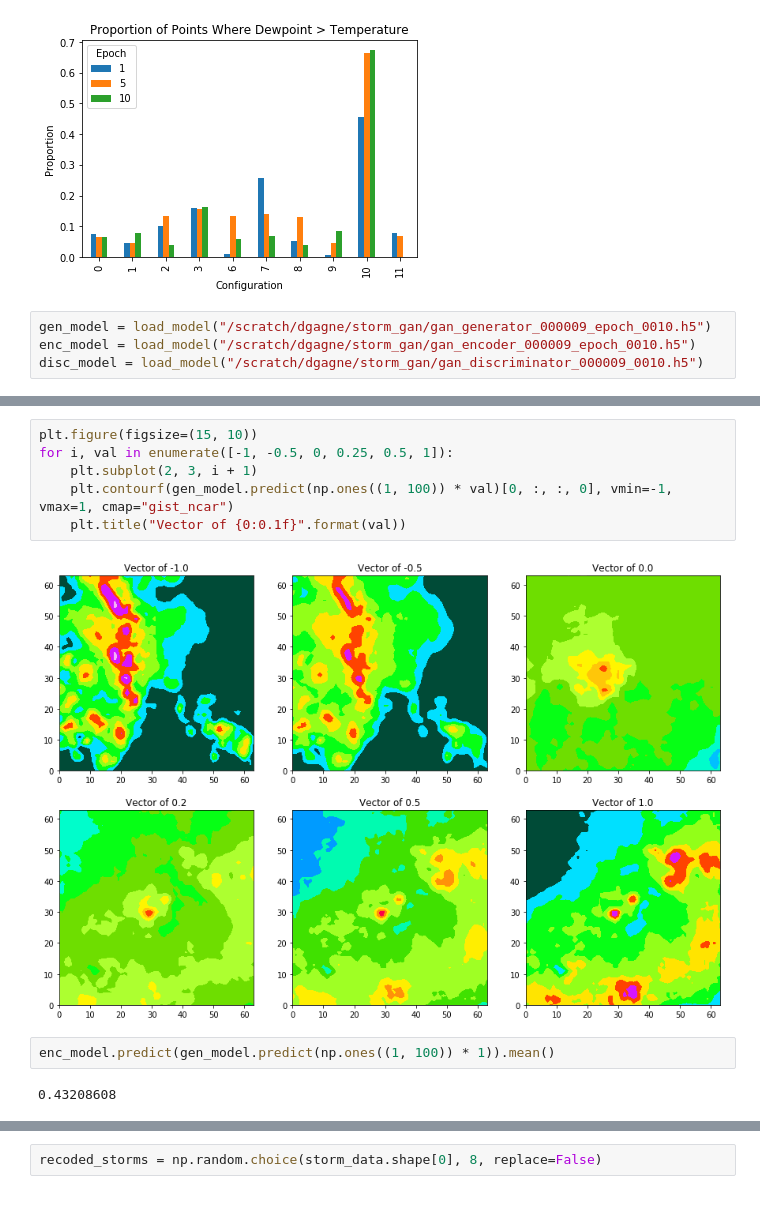
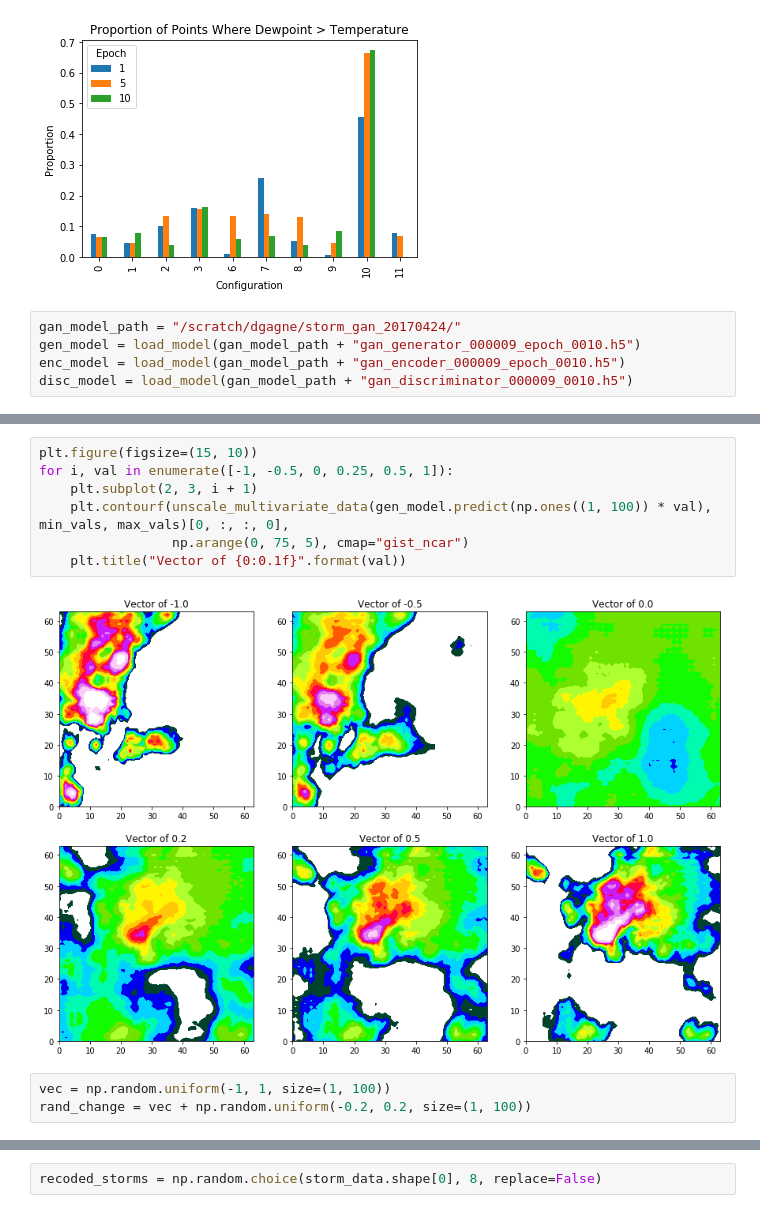
Before and after one commit to djgagne/deepsky, a Jupyter notebook: notebooks/StormPatchGANs.ipynb, the cells around one changed output, grey strips where cells are left out. Drawn from its saved outputs; the diff is of its cells as text.

```diff
--- a/notebooks/StormPatchGANs.ipynb
+++ b/notebooks/StormPatchGANs.ipynb
@@ -226,6 +256,7 @@ plt.savefig("/scratch/dgagne/storm_gan_images/dewp_temp_comp.png", dpi=200, bbox
 # %% [output]
 [figure]
 # %%
-gen_model = load_model("/scratch/dgagne/storm_gan/gan_generator_000009_epoch_0010.h5")
-enc_model = load_model("/scratch/dgagne/storm_gan/gan_encoder_000009_epoch_0010.h5")
-disc_model = load_model("/scratch/dgagne/storm_gan/gan_discriminator_000009_0010.h5")
+gan_model_path = "/scratch/dgagne/storm_gan_20170424/"
+gen_model = load_model(gan_model_path + "gan_generator_000009_epoch_0010.h5")
+enc_model = load_model(gan_model_path + "gan_encoder_000009_epoch_0010.h5")
+disc_model = load_model(gan_model_path + "gan_discriminator_000009_0010.h5")
@@ -237,12 +263,12 @@ plt.pcolormesh(gen_model.layers[-2].get_weights()[0][:, :, 1, 0])
 # %%
 plt.figure(figsize=(15, 10))
 for i, val in enumerate([-1, -0.5, 0, 0.25, 0.5, 1]):
     plt.subplot(2, 3, i + 1)
-    plt.contourf(gen_model.predict(np.ones((1, 100)) * val)[0, :, :, 0], vmin=-1, vmax=1, cmap="gist_ncar")
+    plt.contourf(unscale_multivariate_data(gen_model.predict(np.ones((1, 100)) * val), min_vals, max_vals)[0, :, :, 0],
+                 np.arange(0, 75, 5), cmap="gist_ncar")
     plt.title("Vector of {0:0.1f}".format(val))
 # %% [output]
-[figure, old version]
+[figure, new version]
-# %%
-enc_model.predict(gen_model.predict(np.ones((1, 100)) * 1)).mean()
-# %% [output]
-0.43208608
+# %%
+vec = np.random.uniform(-1, 1, size=(1, 100))
+rand_change = vec + np.random.uniform(-0.2, 0.2, size=(1, 100))
```
Also changed, not shown: parts of 20 cells of this notebook, 1 other file.
